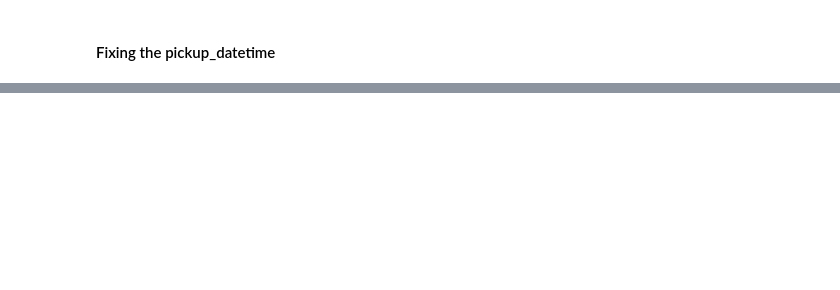
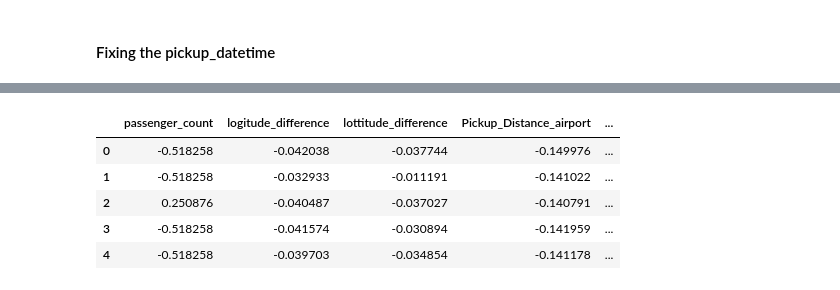
Before and after one commit to tangani/New-York-City-Taxi-Fare-Prediction, a Jupyter notebook: new_york_city_taxi_fare_prediction_with_tensorflow.ipynb, the cells around one changed output, grey strips where cells are left out. Saved outputs shown, nothing was run; the diff lists cells and outputs as text; code cells hidden in the pictures; blank space fills up the shorter version.

```diff
--- a/new_york_city_taxi_fare_prediction_with_tensorflow.ipynb
+++ b/new_york_city_taxi_fare_prediction_with_tensorflow.ipynb
@@ -427,12 +303,0 @@ extract_weedkay(test_df)
-# %%
-train_df['weekday'].replace(to_replace=[i for i in range(0,7)],
-                            value=['Monday','Tuesday','Wednesday','Thursday','Friday','Saturday','Sunday'],
-                              inplace=True)
-test_df['weekday'].replace(to_replace=[i for i in range(0,7)],
-                              value=['Monday','Tuesday','Wednesday','Thursday','Friday','Saturday','Sunday'],
-                              inplace=True)
-# %%
-train_one_hot=pd.get_dummies(train_df['weekday'])
-test_one_hot=pd.get_dummies(test_df['weekday'])
-train_df=pd.concat([train_df,train_one_hot],axis=1)
-test_df=pd.concat([test_df,test_one_hot],axis=1)
@@ -448,3 +303,0 @@ train_df.head()
-# %%
-train_df.drop(['key', 'weekday', 'pickup_datetime', 'date'], axis=1, inplace=True)
-test_df.drop(['key', 'weekday', 'pickup_datetime', 'date'], axis=1, inplace=True)
@@ -460,3 +303,0 @@ train_df.head()
-# %%
-y = train_df['fare_amount']
-train_df.drop(['fare_amount'], axis=1, inplace=True)
@@ -471,0 +320,10 @@ train_df.head()
+# %%
+scaled_features_df = pd.DataFrame(X_train_scaled, columns=train_df.columns)
+scaled_features_df.head()
+# %% [output]
+|  | passenger_count | logitude_difference | lottitude_difference | Pickup_Distance_airport | ... |
+| 0 | -0.518258 | -0.042038 | -0.037744 | -0.149976 | ... |
+| 1 | -0.518258 | -0.032933 | -0.011191 | -0.141022 | ... |
+| 2 | 0.250876 | -0.040487 | -0.037027 | -0.140791 | ... |
+| 3 | -0.518258 | -0.041574 | -0.030894 | -0.141959 | ... |
+| 4 | -0.518258 | -0.039703 | -0.034854 | -0.141178 | ... |
```
Also changed, not shown: parts of 35 cells of this notebook.
